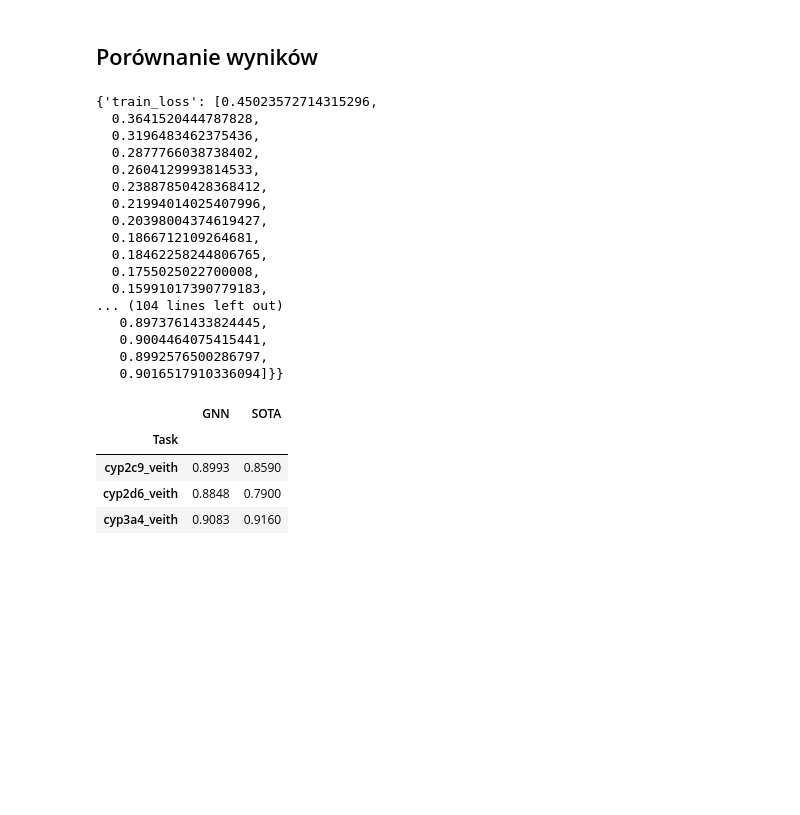
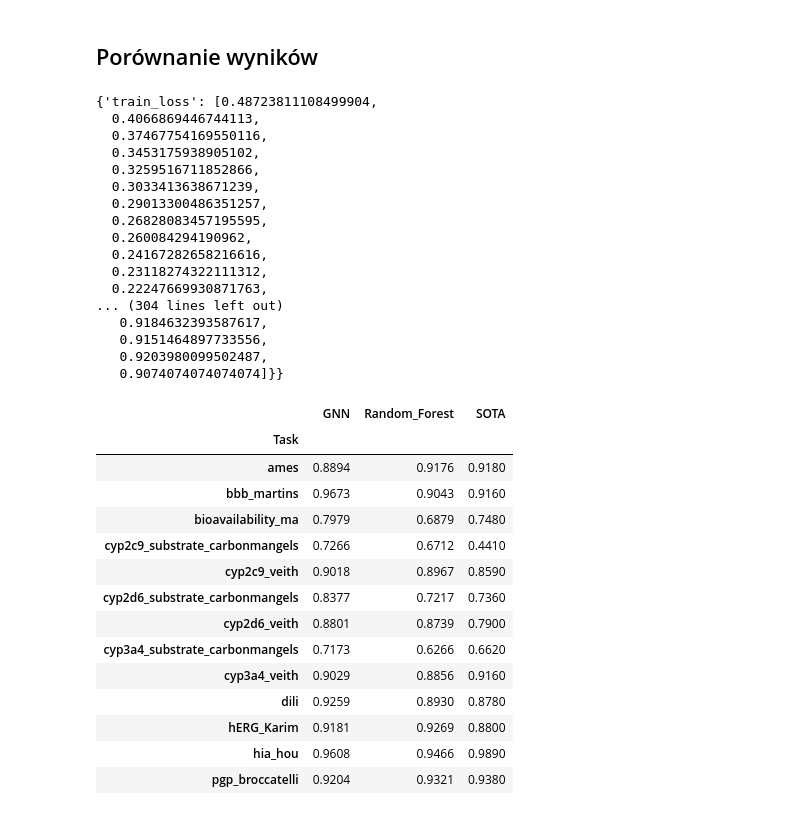
Before and after one commit to FBI223/ADMET_MULTI_TASK_LEARNING, a Jupyter notebook: TODO/zadanie1/michal/graph_network.ipynb, the cells around one changed output. Saved outputs shown, nothing was run; the diff lists cells and outputs as text; code cells hidden in the pictures; blank space fills up the shorter version.

```diff
--- a/TODO/zadanie1/michal/graph_network.ipynb
+++ b/TODO/zadanie1/michal/graph_network.ipynb
@@ -12,7 +12,10 @@ from TODO.zadanie1.michal.graph_mtl_utils import MTLHybridNet
 # print(getcwd())
 
 df = pd.read_parquet('./../../../dataset.parquet')
-tasks = ['cyp2c9_veith', 'cyp2d6_veith', 'cyp3a4_veith']
+tasks = ['bioavailability_ma', 'hia_hou', 'pgp_broccatelli', 'bbb_martins',
+ 'cyp2c9_veith', 'cyp2d6_veith', 'cyp3a4_veith',
+ 'cyp2c9_substrate_carbonmangels', 'cyp2d6_substrate_carbonmangels',
+ 'cyp3a4_substrate_carbonmangels', 'hERG_Karim', 'ames', 'dili']
 df = df[df['task'].isin(tasks)]
 
 df_wide = df.pivot_table(index='smiles', columns='task', values='label')
@@ -155,63 +193,73 @@ Epoch 20/20 | Loss: 0.1083 | Val Loss: 0.5522 | Avg AUC: 0.8832
 # %% [markdown]
 ## Porównanie wyników
 # %%
-history
+# history
 # %% [output]
-{'train_loss': [0.45023572714315296,
-  0.3641520444787828,
-  0.3196483462375436,
-  0.2877766038738402,
-  0.2604129993814533,
-  0.23887850428368412,
-  0.21994014025407996,
-  0.20398004374619427,
-  0.1866712109264681,
-  0.18462258244806765,
-  0.1755025022700008,
-  0.15991017390779183,
-... (104 lines left out)
-   0.8973761433824445,
-   0.9004464075415441,
-   0.8992576500286797,
-   0.9016517910336094]}}
+{'train_loss': [0.48723811108499904,
+  0.4066869446744113,
+  0.37467754169550116,
+  0.3453175938905102,
+  0.3259516711852866,
+  0.3033413638671239,
+  0.29013300486351257,
+  0.26828083457195595,
+  0.260084294190962,
+  0.24167282658216616,
+  0.23118274322111312,
+  0.22247669930871763,
+... (304 lines left out)
+   0.9184632393587617,
+   0.9151464897733556,
+   0.9203980099502487,
+   0.9074074074074074]}}
 # %%
 import pandas as pd
 import numpy as np
 from SOTA_SCORES import SOTA_SCORES
 
 df_rows_best = []
 
 for task in tasks:
     row = {'Task': task}
     # Wyciągamy listy z historią AUC dla danego tasku i rozmiaru głowy
     gnn_vals = history['val_aucs_per_task'][task]
 
     # Używamy np.nanmax, żeby zignorować ewentualne wartości NaN,
     # zabezpieczając przed warningami, gdy cała tablica to NaNy
     row[f'GNN'] = np.nanmax(gnn_vals) if not np.isnan(gnn_vals).all() else np.nan
 
-    # val = summary_df.loc[summary_df['task'] == task, 'auc']
+    val = summary_df.loc[summary_df['task'] == task, 'auc']
     # row['Random_Forest'] = val.values[0] if not val.empty else np.nan
-    row['SOTA'] = SOTA_SCORES[task]
+    # row['SOTA'] = SOTA_SCORES[task]
     df_rows_best.append(row)
 
 # Tworzymy DataFrame i ustawiamy Task jako indeks
 df_best_val = pd.DataFrame(df_rows_best)
 df_best_val.set_index('Task', inplace=True)
 
 # Renderujemy tabelę formatując do 4 miejsc po przecinku
 # i automatycznie podświetlamy maksymalną wartość w każdym wierszu (axis=1)
 display(
     df_best_val.style
     .format("{:.4f}")
     .highlight_max(axis=1, color='green')
 )
 # %% [output]
-|  | GNN | SOTA |
-| Task |  |  |
-| cyp2c9_veith | 0.8993 | 0.8590 |
-| cyp2d6_veith | 0.8848 | 0.7900 |
-| cyp3a4_veith | 0.9083 | 0.9160 |
+|  | GNN | Random_Forest | SOTA |
+| Task |  |  |  |
+| ames | 0.8894 | 0.9176 | 0.9180 |
+| bbb_martins | 0.9673 | 0.9043 | 0.9160 |
+| bioavailability_ma | 0.7979 | 0.6879 | 0.7480 |
+| cyp2c9_substrate_carbonmangels | 0.7266 | 0.6712 | 0.4410 |
+| cyp2c9_veith | 0.9018 | 0.8967 | 0.8590 |
+| cyp2d6_substrate_carbonmangels | 0.8377 | 0.7217 | 0.7360 |
+| cyp2d6_veith | 0.8801 | 0.8739 | 0.7900 |
+| cyp3a4_substrate_carbonmangels | 0.7173 | 0.6266 | 0.6620 |
+| cyp3a4_veith | 0.9029 | 0.8856 | 0.9160 |
+| dili | 0.9259 | 0.8930 | 0.8780 |
+| hERG_Karim | 0.9181 | 0.9269 | 0.8800 |
+| hia_hou | 0.9608 | 0.9466 | 0.9890 |
+| pgp_broccatelli | 0.9204 | 0.9321 | 0.9380 |
 # %%
 # Generujesz kod HTML ze stylu
 html_output = df_best_val.style.format("{:.4f}").highlight_max(axis=1, color='green').to_html()
```
Also changed, not shown: parts of 4 cells of this notebook, 3 other files.
